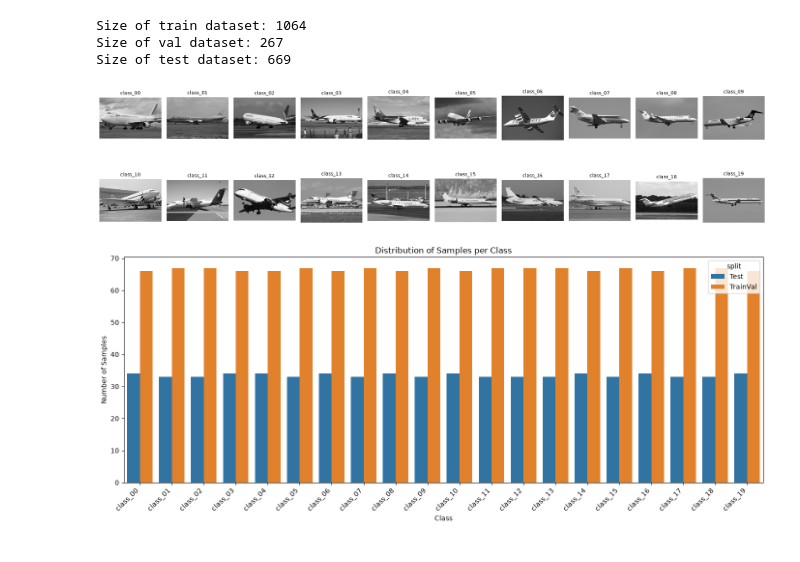
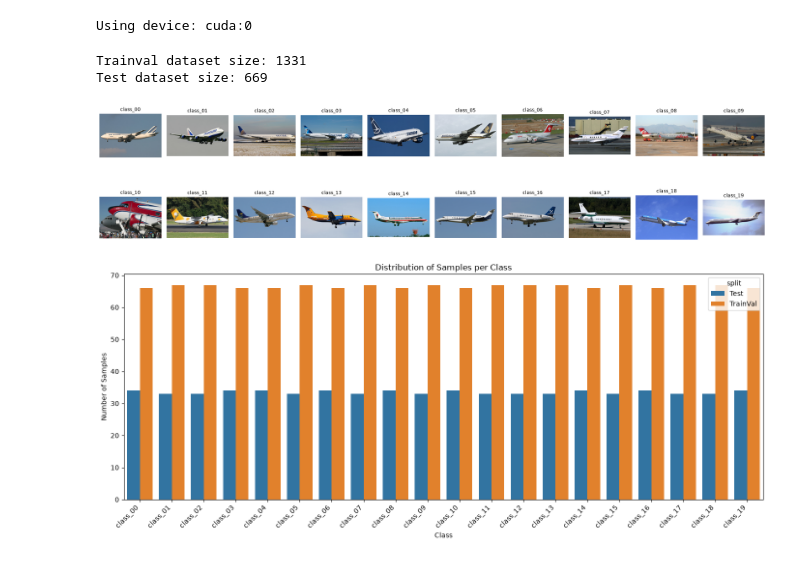
Before and after one commit to omar-thompson/IFN680---Assessments-, a Jupyter notebook: project_3/development.ipynb, the cells around one changed output. Cells and saved outputs as stored; diff of their text form; code cells hidden in the pictures.

```diff
--- a/project_3/development.ipynb
+++ b/project_3/development.ipynb
@@ -66,40 +1,71 @@ Using device: cuda:0
-# %%
-#Check the dataset is there.
-print(f'Size of train dataset: {len(train_dataset)}')
-print(f'Size of val dataset: {len(val_dataset)}')
-print(f'Size of test dataset: {len(test_dataset)}')
-# %% [output]
-Size of train dataset: 1064
-Size of val dataset: 267
-Size of test dataset: 669
+# %%
+import numpy as np
+import matplotlib.pyplot as plt
+from sklearn.model_selection import train_test_split
+import pandas as pd
+import seaborn as sns
+
+#import torch which has many of the functions to build deep learning models and to train them
+import torch
+import torch.nn as nn
+import torch.nn.functional as F
+import torch.optim as optim
+
+#import torchvision, which was lots of functions for loading and working with image data
+import torchvision
+import torchvision.transforms as transforms
+
+#this is a nice progress bar representation that will be good to measure progress during training
+import tqdm
+import copy
+import random
+
+# fix seed for reproducibility
+torch.manual_seed(0)
+np.random.seed(0)
+random.seed(0)
+
+# setup device
+device = torch.device('cuda:0' if torch.cuda.is_available() else 'cpu') #this line checks if we have a GPU available
+print(f"Using device: {device}")
+# %% [output]
+Using device: cuda:0
 # %%
+# Load the full dataset first (without transforms for now)
+trainval_dataset = torchvision.datasets.ImageFolder("FGVCAircraft_Subset20/trainval")
+test_dataset = torchvision.datasets.ImageFolder("FGVCAircraft_Subset20/test")
+
+print(f'Trainval dataset size: {len(trainval_dataset)}')
+print(f'Test dataset size: {len(test_dataset)}')
+
 # Plot one random sample from each class in a horizontal stripe
 num_classes = 20
 fig, axes = plt.subplots(2, 10, figsize=(20, 6))
 
 # Get class names
 class_names = trainval_dataset.classes
 dataset_labels = np.array([label for _, label in trainval_dataset.samples])
 
 # For each class, find one sample and plot it
 for class_idx in range(num_classes):
     class_indices = np.where(dataset_labels == class_idx)[0]
 
     # Pick a random sample from this class
     sample_idx = np.random.choice(class_indices)
 
-    # Load and display the image    # Load and display the image
+    # Load and display the image
     img, _ = trainval_dataset[sample_idx]
-
     row, col = int(class_idx // 10), int(class_idx % 10)
-    axes[row, col].imshow(img.squeeze(0), cmap='gray')
-    axes[row, col].set_title(class_names[class_idx].split('-')[-1], fontsize=10)
+    axes[row, col].imshow(img)
+    axes[row, col].set_title(class_names[class_idx], fontsize=10)
     axes[row, col].axis('off')
 
 plt.tight_layout()
 plt.show()
 # %% [output]
+Trainval dataset size: 1331
+Test dataset size: 669
-[figure, old version]
+[figure, new version]
 # %%
 
 def plot_class_distribution(*datasets, dataset_names=None, figsize=(14, 6)):
```
Also changed, not shown: parts of 23 cells of this notebook, 29 other files.
